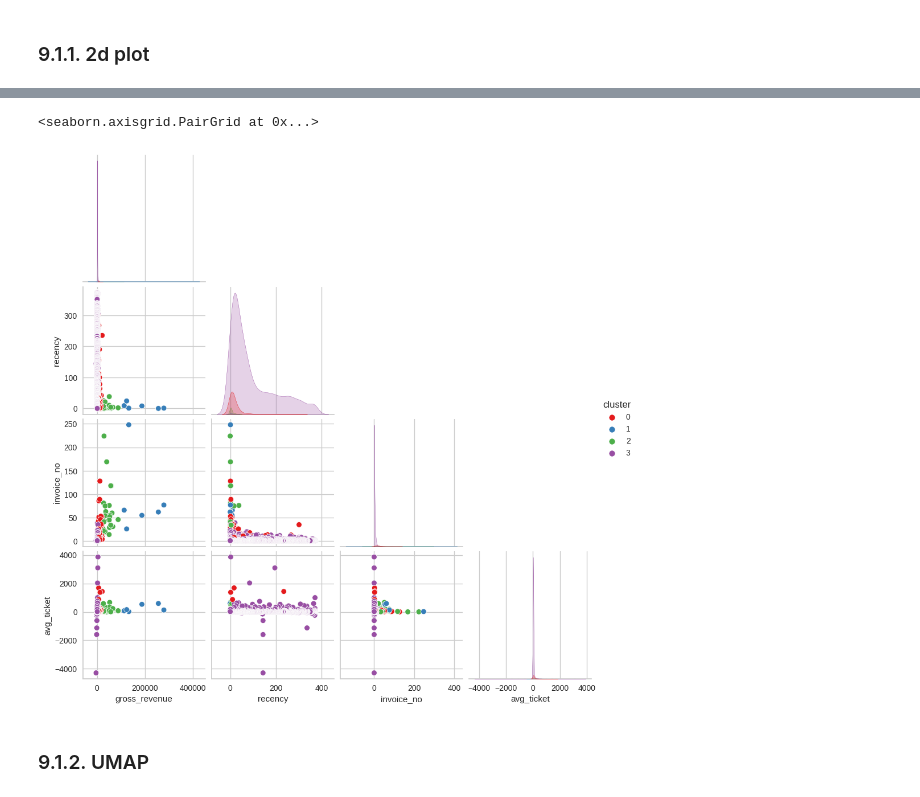
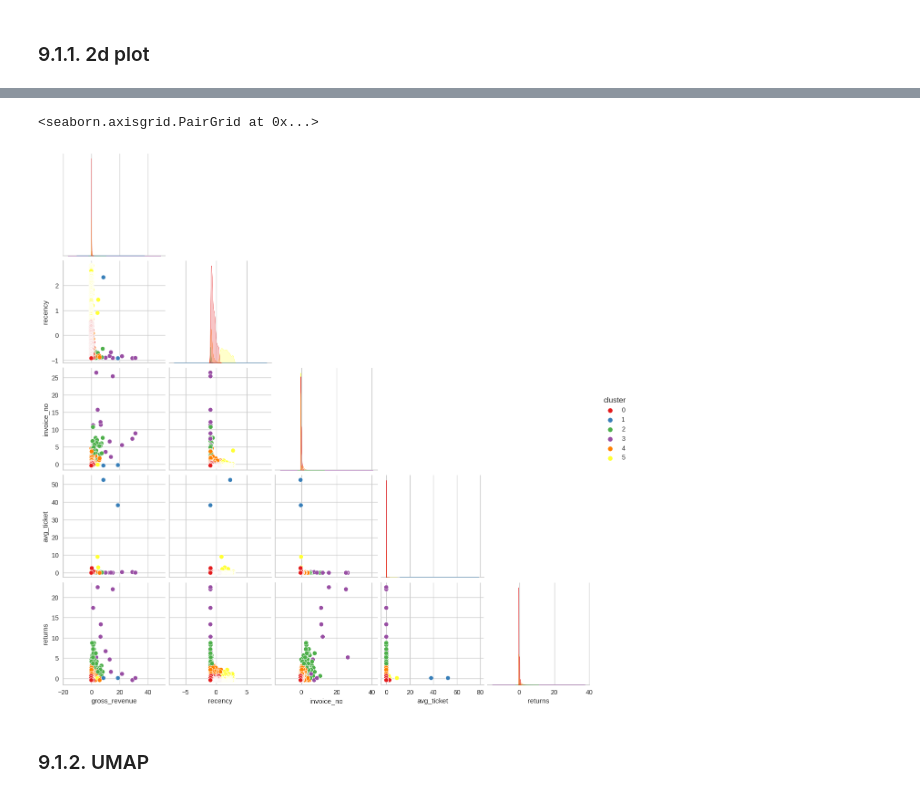
Before and after one commit to ezequielpf/insiders_clustering, a Jupyter notebook: notebooks/cicle_3_insiders_clustering.ipynb, the cells around one changed output, grey strips where cells are left out. Cells and saved outputs as stored; diff of their text form; code cells hidden in the pictures.

```diff
--- a/notebooks/cicle_3_insiders_clustering.ipynb
+++ b/notebooks/cicle_3_insiders_clustering.ipynb
@@ -325,3 +495,11 @@ save_interim(dataframe=df_ref, file_name='df_ref.csv')
+# %%
+std_scaler =StandardScaler()
+
+df5['gross_revenue'] = std_scaler.fit_transform(df5[['gross_revenue']])
+df5['recency'] = std_scaler.fit_transform(df5[['recency']])
+df5['invoice_no'] = std_scaler.fit_transform(df5[['invoice_no']])
+df5['avg_ticket'] = std_scaler.fit_transform(df5[['avg_ticket']])
+df5['returns'] = std_scaler.fit_transform(df5[['returns']])
 # %% [markdown]
 # 6. Feature Selection
 # %% [markdown]
@@ -331,4 +507,4 @@ df_ref = load_interim(file_name='df_ref.csv.zip')
 # %%
-df7 = df_ref.drop(columns=['customer_id', 'invoice_date'])
+df7 = df5.drop(columns=['customer_id', 'invoice_date'])
 df7.head()
 # %% [output]
@@ -379,7 +567,7 @@ for k in clusters:
 # %% [markdown]
 ## 8.1. K-Means
 # %%
-k = 4
+k = 6
 
 kmeans = KMeans(n_clusters=k, init='random', n_init=10, max_iter=300, random_state=42)
 kmeans.fit(df7)
@@ -398,7 +586,7 @@ Silhouette score: 0.8139972028952444
 # %% [markdown]
 # 9. Cluster Analisys
 # %%
-df9 = df_ref.copy()
+df9 = df7.copy()
 df9['cluster'] = labels
 df9.head()
 # %% [output]
@@ -442,8 +631,8 @@ df_viz
 # %%
-sns.pairplot(data=df_viz, hue='cluster', corner=True, palette='Set1')
+sns.pairplot(data=df9, hue='cluster', corner=True, palette='Set1')
 # %% [output]
 <seaborn.axisgrid.PairGrid at 0x...>
-[figure, old version]
+[figure, new version]
 # %% [markdown]
 ### 9.1.2. UMAP
 # %% [markdown]
```
Also changed, not shown: parts of 59 cells of this notebook, 5 other files.
